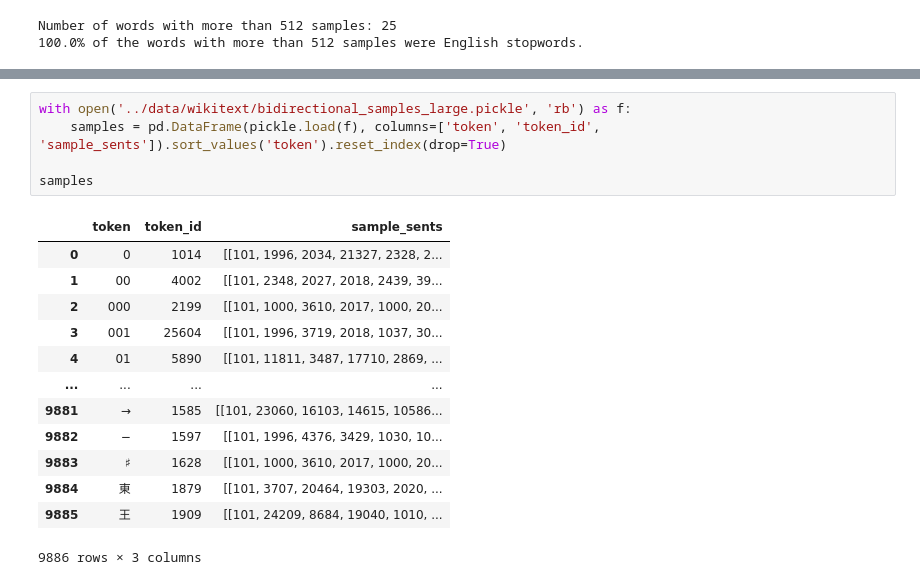
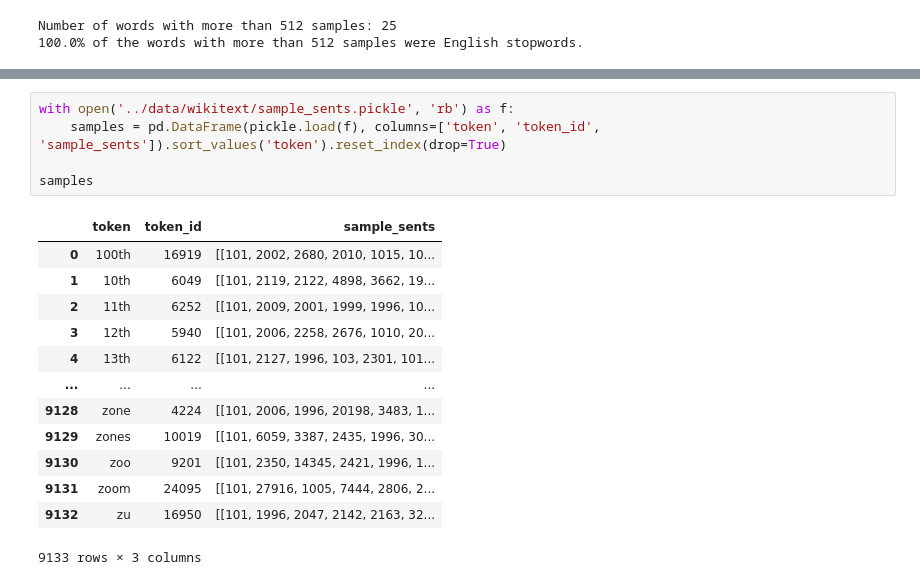
Before and after one commit to NazaninShafiabadi/NeuralLMs, a Jupyter notebook: src/stats.ipynb, the cells around one changed output, grey strips where cells are left out. Drawn from its saved outputs; the diff is of its cells as text.

Commit message:
updated stats, wordbank and sample_sents

```diff
--- a/src/stats.ipynb
+++ b/src/stats.ipynb
@@ -262,19 +302,19 @@ len(token_data)
 # %%
-with open('../data/wikitext/bidirectional_samples_large.pickle', 'rb') as f:
+with open('../data/wikitext/sample_sents.pickle', 'rb') as f:
     samples = pd.DataFrame(pickle.load(f), columns=['token', 'token_id', 'sample_sents']).sort_values('token').reset_index(drop=True)
 
 samples
 # %% [output]
 |  | token | token_id | sample_sents |
-| 0 | 0 | 1014 | [[101, 1996, 2034, 21327, 2328, 2... |
-| 1 | 00 | 4002 | [[101, 2348, 2027, 2018, 2439, 39... |
-| 2 | 000 | 2199 | [[101, 1000, 3610, 2017, 1000, 20... |
-| 3 | 001 | 25604 | [[101, 1996, 3719, 2018, 1037, 30... |
-| 4 | 01 | 5890 | [[101, 11811, 3487, 17710, 2869, ... |
+| 0 | 100th | 16919 | [[101, 2002, 2680, 2010, 1015, 10... |
+| 1 | 10th | 6049 | [[101, 2119, 2122, 4898, 3662, 19... |
+| 2 | 11th | 6252 | [[101, 2009, 2001, 1999, 1996, 10... |
+| 3 | 12th | 5940 | [[101, 2006, 2258, 2676, 1010, 20... |
+| 4 | 13th | 6122 | [[101, 2127, 1996, 103, 2301, 101... |
 | ... | ... | ... | ... |
-| 9881 | → | 1585 | [[101, 23060, 16103, 14615, 10586... |
-| 9882 | − | 1597 | [[101, 1996, 4376, 3429, 1030, 10... |
-| 9883 | ♯ | 1628 | [[101, 1000, 3610, 2017, 1000, 20... |
-| 9884 | 東 | 1879 | [[101, 3707, 20464, 19303, 2020, ... |
-| 9885 | 王 | 1909 | [[101, 24209, 8684, 19040, 1010, ... |
+| 9128 | zone | 4224 | [[101, 2006, 1996, 20198, 3483, 1... |
+| 9129 | zones | 10019 | [[101, 6059, 3387, 2435, 1996, 30... |
+| 9130 | zoo | 9201 | [[101, 2350, 14345, 2421, 1996, 1... |
+| 9131 | zoom | 24095 | [[101, 27916, 1005, 7444, 2806, 2... |
+| 9132 | zu | 16950 | [[101, 1996, 2047, 2142, 2163, 32... |
-9886 rows × 3 columns
+9133 rows × 3 columns
```
Also changed, not shown: parts of 19 cells of this notebook, 2 other files.
